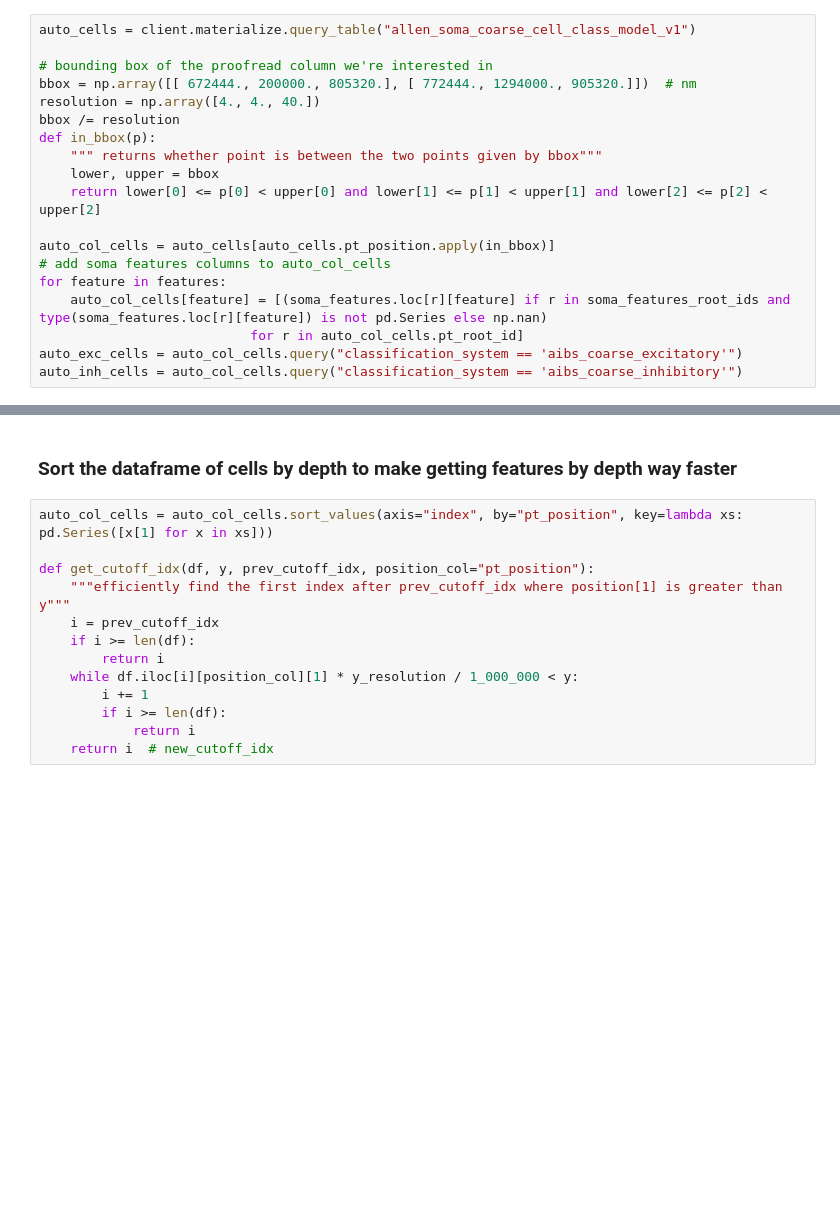
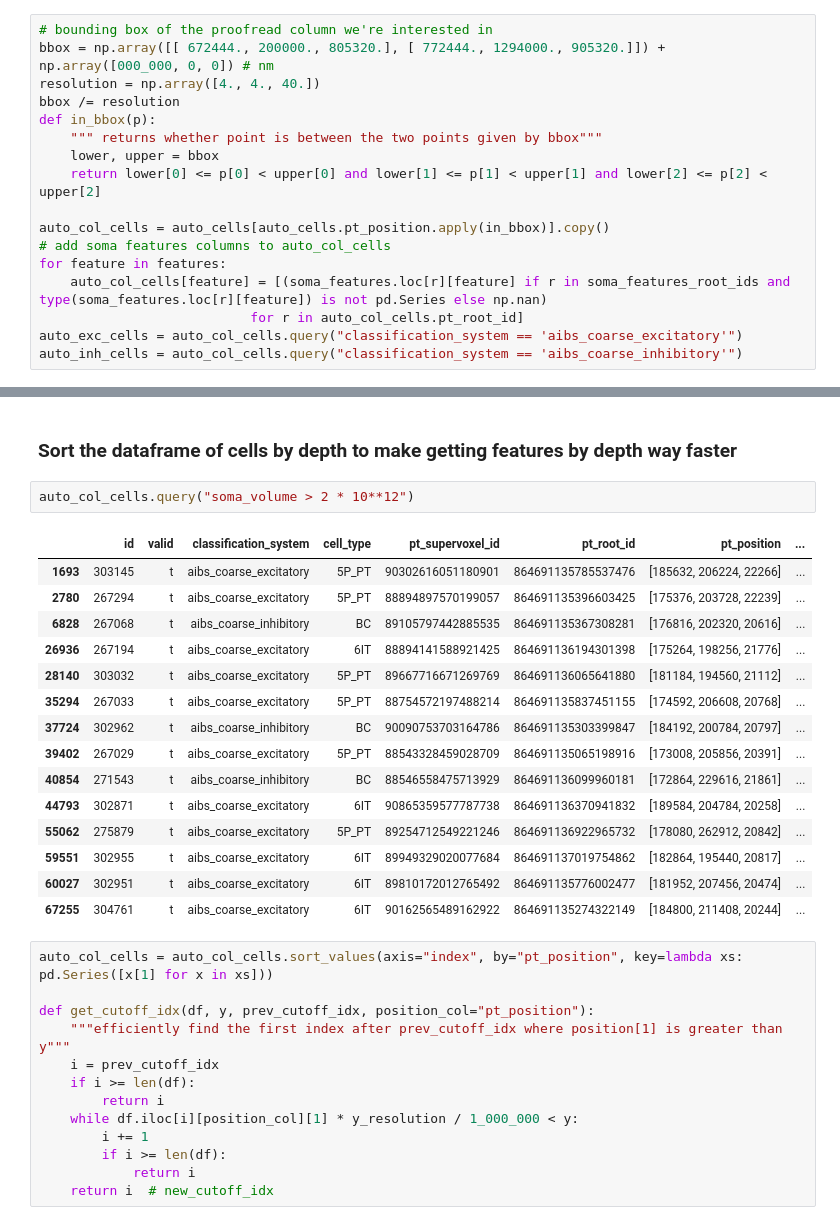
Before and after one commit to AllenInstitute/cortical-layers, a Jupyter notebook: layer-analysis.ipynb, the cells around one changed output, grey strips where cells are left out. Cells and saved outputs as stored; diff of their text form; blank space fills up the shorter version.

```diff
--- a/layer-analysis.ipynb
+++ b/layer-analysis.ipynb
@@ -56,8 +59,6 @@ features = ["soma_volume", "n_soma_syn", "nucleus_volume", "nucleus_fract_fold",
 # %%
-auto_cells = client.materialize.query_table("allen_soma_coarse_cell_class_model_v1")
-
 # bounding box of the proofread column we're interested in
-bbox = np.array([[ 672444., 200000., 805320.], [ 772444., 1294000., 905320.]])  # nm
+bbox = np.array([[ 672444., 200000., 805320.], [ 772444., 1294000., 905320.]]) + np.array([000_000, 0, 0]) # nm
 resolution = np.array([4., 4., 40.])
 bbox /= resolution
 def in_bbox(p):
@@ -65,7 +66,7 @@ def in_bbox(p):
     lower, upper = bbox
     return lower[0] <= p[0] < upper[0] and lower[1] <= p[1] < upper[1] and lower[2] <= p[2] < upper[2]
 
-auto_col_cells = auto_cells[auto_cells.pt_position.apply(in_bbox)]
+auto_col_cells = auto_cells[auto_cells.pt_position.apply(in_bbox)].copy()
 # add soma features columns to auto_col_cells
 for feature in features:
     auto_col_cells[feature] = [(soma_features.loc[r][feature] if r in soma_features_root_ids and type(soma_features.loc[r][feature]) is not pd.Series else np.nan)
@@ -158,6 +144,24 @@ min_y, max_y
 (0.358016, 1.086656)
 # %% [markdown]
 ### Sort the dataframe of cells by depth to make getting features by depth way faster
+# %%
+auto_col_cells.query("soma_volume > 2 * 10**12")
+# %% [output]
+|  | id | valid | classification_system | cell_type | pt_supervoxel_id | pt_root_id | pt_position | ... |
+| 1693 | 303145 | t | aibs_coarse_excitatory | 5P_PT | 90302616051180901 | 864691135785537476 | [185632, 206224, 22266] | ... |
+| 2780 | 267294 | t | aibs_coarse_excitatory | 5P_PT | 88894897570199057 | 864691135396603425 | [175376, 203728, 22239] | ... |
+| 6828 | 267068 | t | aibs_coarse_inhibitory | BC | 89105797442885535 | 864691135367308281 | [176816, 202320, 20616] | ... |
+| 26936 | 267194 | t | aibs_coarse_excitatory | 6IT | 88894141588921425 | 864691136194301398 | [175264, 198256, 21776] | ... |
+| 28140 | 303032 | t | aibs_coarse_excitatory | 5P_PT | 89667716671269769 | 864691136065641880 | [181184, 194560, 21112] | ... |
+| 35294 | 267033 | t | aibs_coarse_excitatory | 5P_PT | 88754572197488214 | 864691135837451155 | [174592, 206608, 20768] | ... |
+| 37724 | 302962 | t | aibs_coarse_inhibitory | BC | 90090753703164786 | 864691135303399847 | [184192, 200784, 20797] | ... |
+| 39402 | 267029 | t | aibs_coarse_excitatory | 5P_PT | 88543328459028709 | 864691135065198916 | [173008, 205856, 20391] | ... |
+| 40854 | 271543 | t | aibs_coarse_inhibitory | BC | 88546558475713929 | 864691136099960181 | [172864, 229616, 21861] | ... |
+| 44793 | 302871 | t | aibs_coarse_excitatory | 6IT | 90865359577787738 | 864691136370941832 | [189584, 204784, 20258] | ... |
+| 55062 | 275879 | t | aibs_coarse_excitatory | 5P_PT | 89254712549221246 | 864691136922965732 | [178080, 262912, 20842] | ... |
+| 59551 | 302955 | t | aibs_coarse_excitatory | 6IT | 89949329020077684 | 864691137019754862 | [182864, 195440, 20817] | ... |
+| 60027 | 302951 | t | aibs_coarse_excitatory | 6IT | 89810172012765492 | 864691135776002477 | [181952, 207456, 20474] | ... |
+| 67255 | 304761 | t | aibs_coarse_excitatory | 6IT | 90162565489162922 | 864691135274322149 | [184800, 211408, 20244] | ... |
 # %%
 auto_col_cells = auto_col_cells.sort_values(axis="index", by="pt_position", key=lambda xs: pd.Series([x[1] for x in xs]))
 
```
Also changed, not shown: parts of 41 cells of this notebook, 1 other file.
